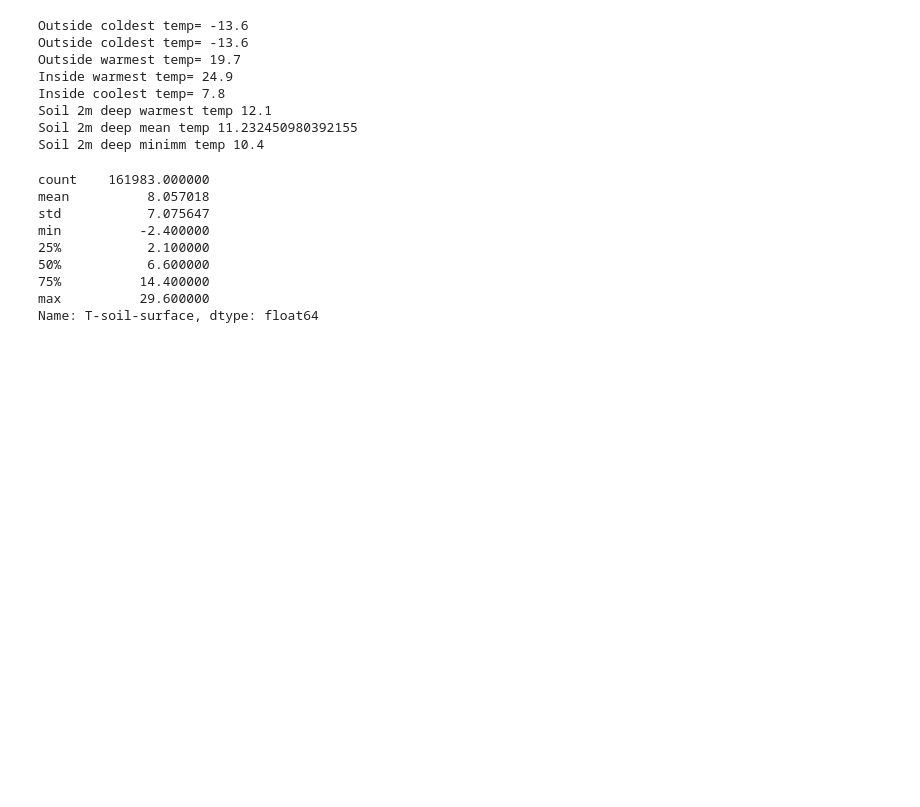
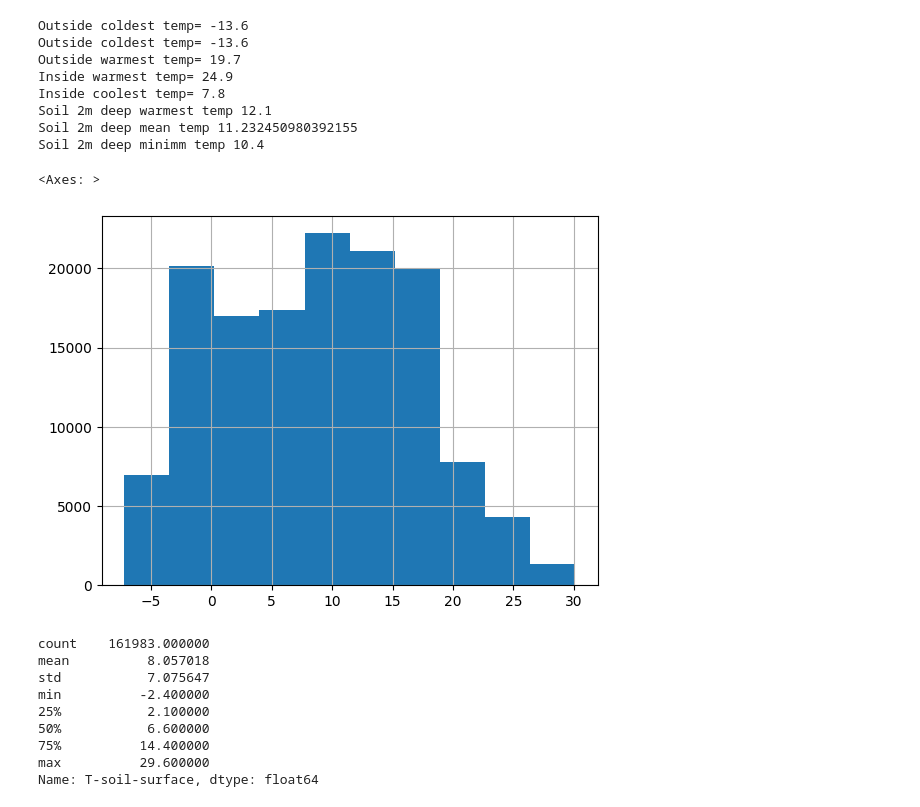
Before and after one commit to Generjet/Yargait-greenhouse, a Jupyter notebook: hotAir.ipynb, the cells around one changed output. Cells and saved outputs as stored; diff of their text form; code cells hidden in the pictures; blank space fills up the shorter version.

```diff
--- a/hotAir.ipynb
+++ b/hotAir.ipynb
@@ -338,7 +338,10 @@ Soil 2m deep mean temp 11.232450980392155
 Soil 2m deep minimm temp 10.4
 # %%
 # Detect outliers
-energy['T-inside'].hist()
+data['T-inside'].hist()
+# %% [output]
+<Axes: >
+[figure, added]
 # %%
 # FIXING OUTLIERS
 
```
Also changed, not shown: parts of 2 cells of this notebook.
